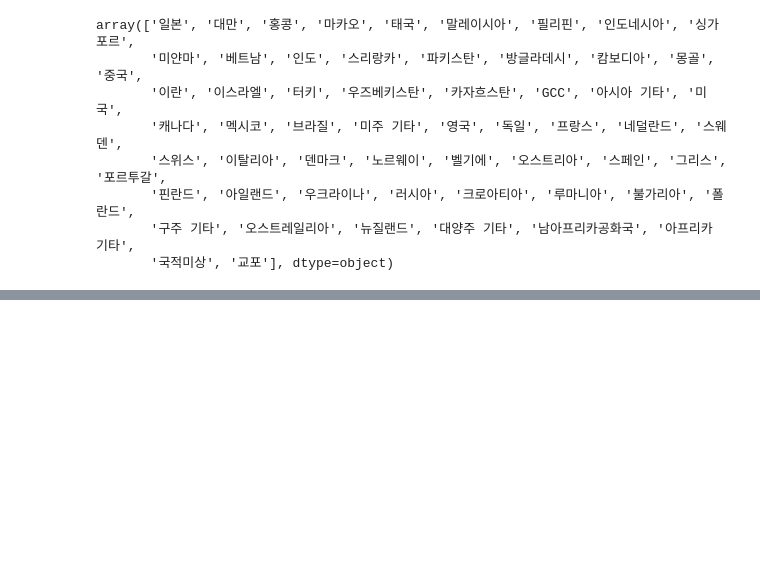
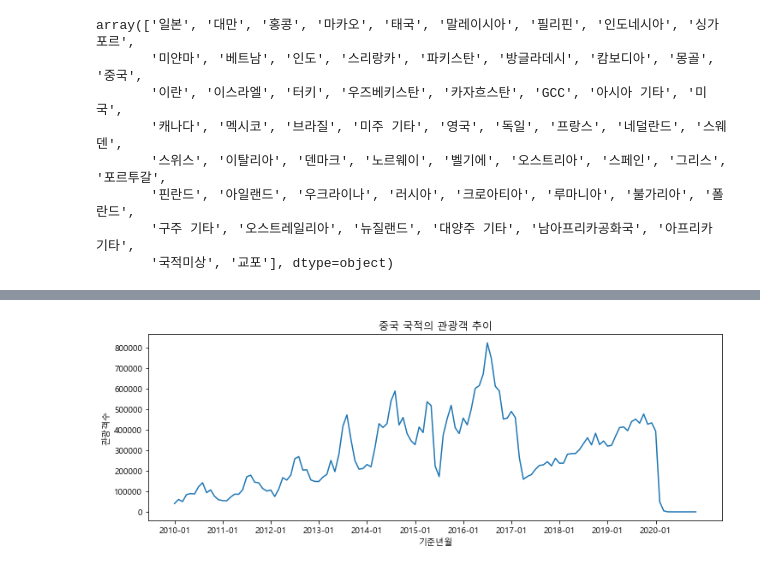
Before and after one commit to yoonyanghyun/first-code, a Jupyter notebook: 사드 배치로 인한 중국인 관광객 수 변화.ipynb, the cells around one changed output, grey strips where cells are left out. Saved outputs shown, nothing was run; the diff lists cells and outputs as text; code cells hidden in the pictures; blank space fills up the shorter version.

```diff
--- a/사드 배치로 인한 중국인 관광객 수 변화.ipynb
+++ b/사드 배치로 인한 중국인 관광객 수 변화.ipynb
@@ -132,0 +558,21 @@ array(['일본', '대만', '홍콩', '마카오', '태국', '말레이시아', '
+# %%
+# 그래프 크기 조정하기
+plt.figure(figsize= (12,4)) # 가로 12인치, 세로 4인치의 그래프
+
+# 그래프 내용 설정
+plt.plot(df_filter['기준년월'],df_filter['관광'])
+
+# 그래프 타이틀과 x축, y축 이름달기
+plt.title('중국 국적의 관광객 추이')
+plt.xlabel('기준년월')
+plt.ylabel('관광객수')
+
+# x축 눈금 값 설정하기 - 그래프에 표시할 x축의 눈금 값 지정
+plt.xticks(['2010-01','2011-01','2012-01','2013-01','2014-01','2015-01','2016-01','2017-01','2018-01','2019-01','2020-01'])
+plt.yticks([0,100000,200000,300000,400000,500000,600000,700000,800000])
+# y축 눈금 값은 정수 이기 때문에 문자로 구성되는 ''을 생략해서 넣어야 함
+
+# 그래프 표현
+plt.show()
+# %% [output]
+[figure, added]
```
Also changed, not shown: parts of 49 cells of this notebook, 1 other file.
